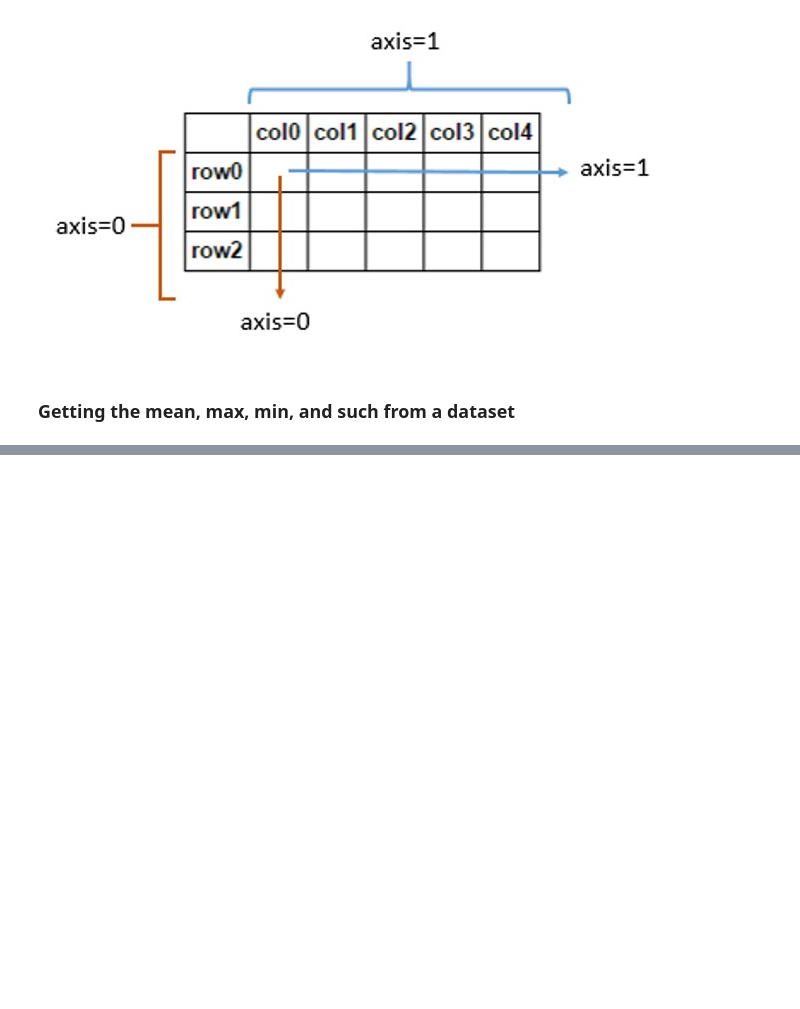
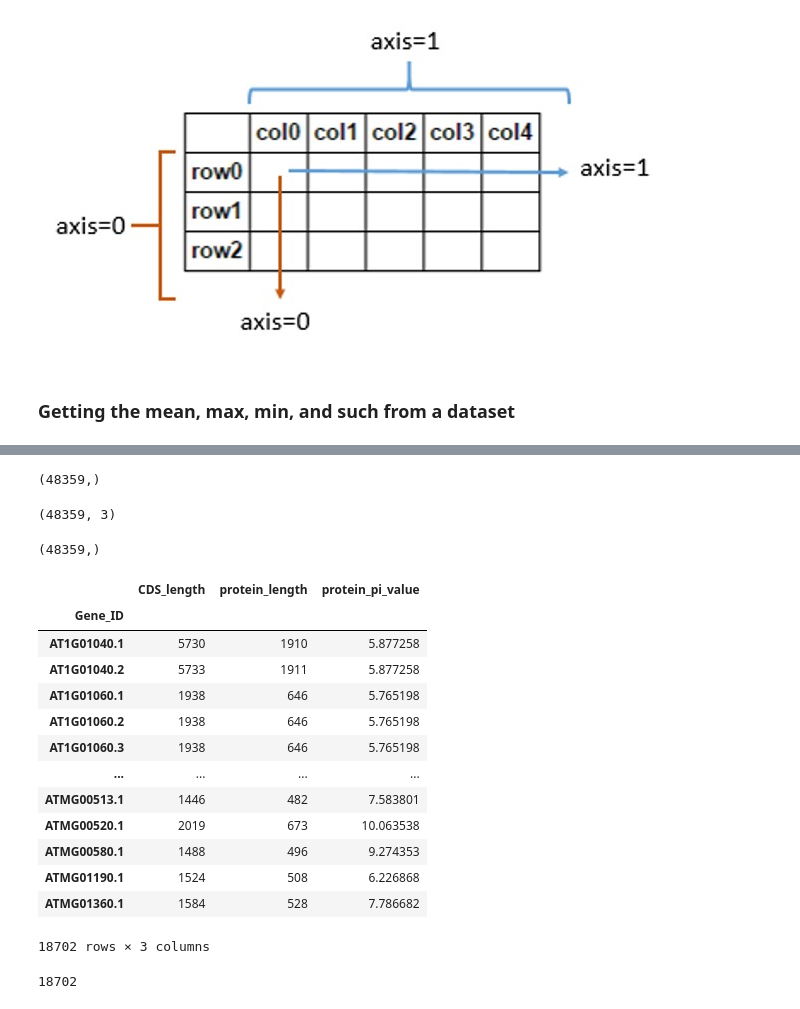
Before and after one commit to JanaSperschneider/Python_Intro_ANU_RSB, a Jupyter notebook: PythonProgramming_Session4.ipynb, the cells around one changed output, grey strips where cells are left out. Saved outputs shown, nothing was run; the diff lists cells and outputs as text; code cells hidden in the pictures; blank space fills up the shorter version.

```diff
--- a/PythonProgramming_Session4.ipynb
+++ b/PythonProgramming_Session4.ipynb
@@ -423,0 +282,37 @@ sns.jointplot(protein_length, protein_pi_values, kind='hex', color = 'g')
+# %%
+## Dataframe and Series have shapes
+ara_df['CDS_length'].shape
+# %% [output]
+(48359,)
+# %%
+## Dataframe and Series have shapes
+ara_df.shape
+# %% [output]
+(48359, 3)
+# %%
+(ara_df['CDS_length'] > ara_df['CDS_length'].mean()).shape
+# %% [output]
+(48359,)
+# %%
+## Because comparisons return the same shaped boolean series we can use them to subset dataframes
+ara_df[ara_df['CDS_length'] > ara_df['CDS_length'].mean()]
+# %% [output]
+|  | CDS_length | protein_length | protein_pi_value |
+| Gene_ID |  |  |  |
+| AT1G01040.1 | 5730 | 1910 | 5.877258 |
+| AT1G01040.2 | 5733 | 1911 | 5.877258 |
+| AT1G01060.1 | 1938 | 646 | 5.765198 |
+| AT1G01060.2 | 1938 | 646 | 5.765198 |
+| AT1G01060.3 | 1938 | 646 | 5.765198 |
+| ... | ... | ... | ... |
+| ATMG00513.1 | 1446 | 482 | 7.583801 |
+| ATMG00520.1 | 2019 | 673 | 10.063538 |
+| ATMG00580.1 | 1488 | 496 | 9.274353 |
+| ATMG01190.1 | 1524 | 508 | 6.226868 |
+| ATMG01360.1 | 1584 | 528 | 7.786682 |
+18702 rows × 3 columns
+# %%
+### We can also use boolean series to count
+(ara_df['CDS_length'] > ara_df['CDS_length'].mean()).sum()
+# %% [output]
+18702
```
Also changed, not shown: parts of 82 cells of this notebook.
